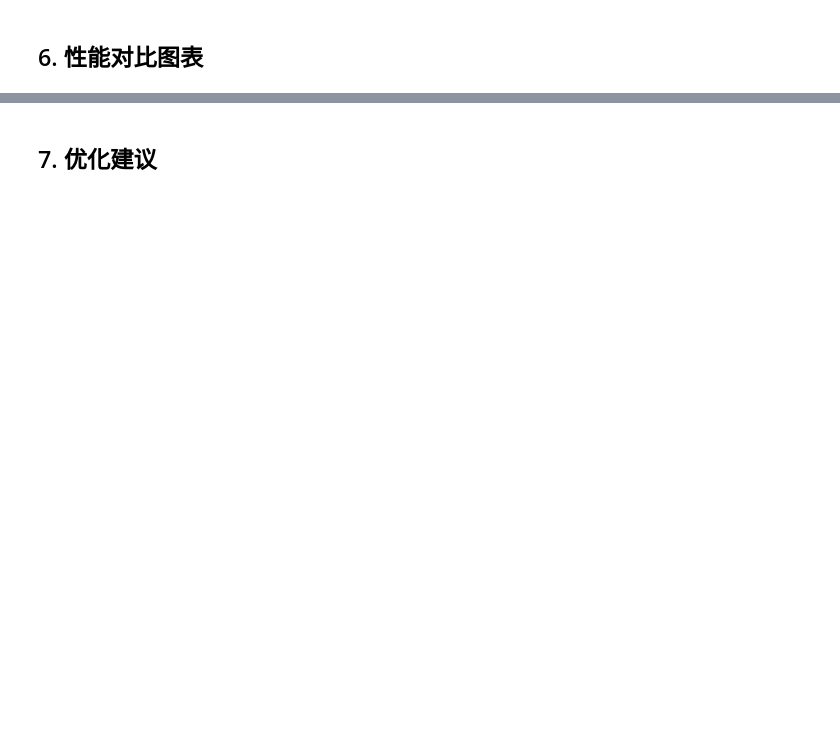
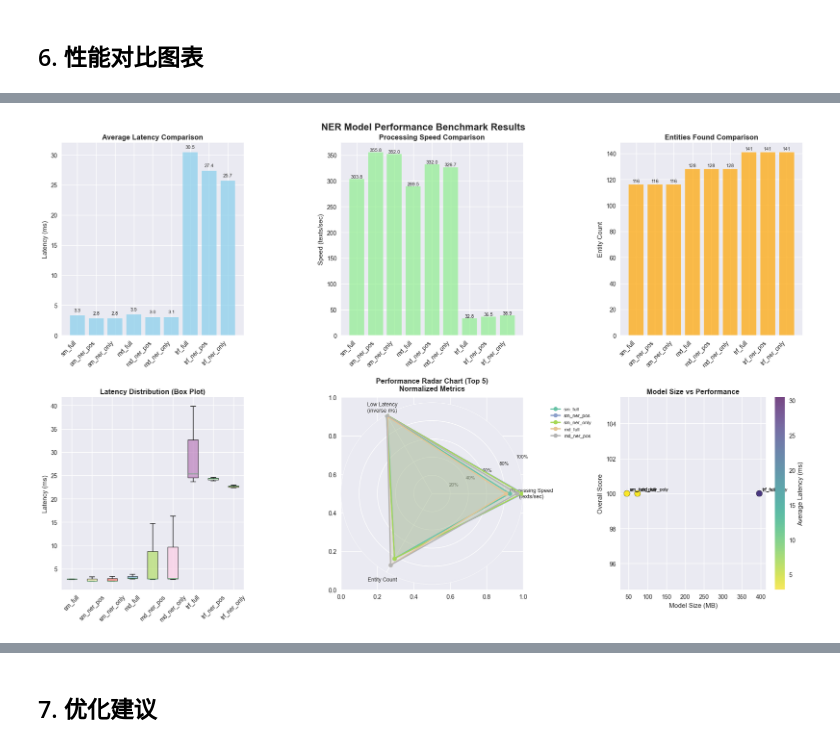
Before and after one commit to RoboRabbit666/Intelligent-DataQA, a Jupyter notebook: notebooks/ner_model_benchmark.ipynb, the cells around one changed output, grey strips where cells are left out. Saved outputs shown, nothing was run; the diff lists cells and outputs as text; code cells hidden in the pictures; blank space fills up the shorter version.

```diff
--- a/notebooks/ner_model_benchmark.ipynb
+++ b/notebooks/ner_model_benchmark.ipynb
@@ -621,31 +684,100 @@ def create_performance_visualizations(df, valid_results):
             patch.set_facecolor(color)
             patch.set_alpha(0.7)
 
-    ax5 = fig.add_subplot(2, 3, 5, projection='polar')  # Use fig.add_subplot instead
+    # # 5. 综合评分雷达图
+    # ax5 = fig.add_subplot(2, 3, 5, projection='polar')  # Use fig.add_subplot instead of overwriting axes
+
+    # # 选择前5个配置进行雷达图
+    # top_configs = df.nlargest(5, '综合评分')
+
+    # categories = ['Speed Score', 'Entity Score', 'Overall Score']
+
+    # # 创建角度
+    # angles = np.linspace(0, 2 * np.pi, len(categories), endpoint=False).tolist()
+    # angles += angles[:1]  # 完成圆形
+
+    # colors = plt.cm.Set2(np.linspace(0, 1, len(top_configs)))
+
+    # for i, (_, config) in enumerate(top_configs.iterrows()):
+    #     values = [config['速度评分'], config['实体评分'], config['综合评分']]
+    #     values += values[:1]  # 闭合雷达图
+
+    #     ax5.plot(angles, values, 'o-', linewidth=2,
+    #             label=config['配置名称'], color=colors[i])
+    #     ax5.fill(angles, values, alpha=0.25, color=colors[i])
+
+    # ax5.set_xticks(angles[:-1])
+    # ax5.set_xticklabels(categories)
+    # ax5.set_ylim(0, 100)
+    # ax5.set_title('Performance Radar Chart (Top 5)', fontweight='bold', pad=20)
+    # ax5.legend(loc='upper right', bbox_to_anchor=(1.3, 1.0))
+    # ax5.grid(True)
+
+    # # Add concentric circles for better readability
+    # ax5.set_yticks([20, 40, 60, 80, 100])
+    # ax5.set_yticklabels(['20', '40', '60', '80', '100'], size=8)
+
+
+        # 5. 综合评分雷达图 - 改进版本使用更有区分度的指标
+    ax5 = fig.add_subplot(2, 3, 5, projection='polar')
 
     # 选择前5个配置进行雷达图
     top_configs = df.nlargest(5, '综合评分')
 
-    categories = ['Speed Score', 'Entity Score', 'Overall Score']
+    # 使用更有区分度的指标
+    categories = ['Processing Speed\n(texts/sec)', 'Low Latency\n(inverse ms)', 'Entity Count']
 
+    # 创建角度
     angles = np.linspace(0, 2 * np.pi, len(categories), endpoint=False).tolist()
     angles += angles[:1]  # 完成圆形
 
     colors = plt.cm.Set2(np.linspace(0, 1, len(top_configs)))
 
+    # 归一化数据到0-100范围以便比较
+    max_speed = df['处理速度(文本/秒)'].max()
+    max_entities = df['发现实体数'].max()
+    min_latency = df['平均延迟(毫秒)'].min()
+    max_latency = df['平均延迟(毫秒)'].max()
+
     for i, (_, config) in enumerate(top_configs.iterrows()):
-        values = [config['速度评分'], config['实体评分'], config['综合评分']]
-        values += values[:1]
+        # 计算归一化值
+        speed_norm = (config['处理速度(文本/秒)'] / max_speed) * 100
+        # 延迟反转：越低越好，所以用反比例
+        latency_norm = ((max_latency - config['平均延迟(毫秒)']) / (max_latency - min_latency)) * 100
+        entity_norm = (config['发现实体数'] / max_entities) * 100
+
+        values = [speed_norm, latency_norm, entity_norm]
+        values += values[:1]  # 闭合雷达图
 
         ax5.plot(angles, values, 'o-', linewidth=2,
                 label=config['配置名称'], color=colors[i])
-        ax5.fill(angles, values, alpha=0.25, color=colors[i])  # Increased alpha for better visibility
+        ax5.fill(angles, values, alpha=0.15, color=colors[i])
 
     ax5.set_xticks(angles[:-1])
-    ax5.set_xticklabels(categories)
+    ax5.set_xticklabels(categories, fontsize=9)
     ax5.set_ylim(0, 100)
-    ax5.set_title('Performance Radar Chart (Top 5)', fontweight='bold', pad=20)
-    ax5.legend(loc='upper right', bbox_to_anchor=(1.3, 1.0))
+    ax5.set_title('Performance Radar Chart (Top 5)\nNormalized Metrics', fontweight='bold', pad=20)
+    ax5.legend(loc='upper right', bbox_to_anchor=(1.4, 1.0), fontsize=8)
+    ax5.grid(True)
+
+    # Add concentric circles for better readability
+    ax5.set_yticks([20, 40, 60, 80, 100])
+    ax5.set_yticklabels(['20%', '40%', '60%', '80%', '100%'], size=8)
+
+    # 添加实际数值的注释
+    print("\nRadar Chart Metrics Explanation:")
+    print("=" * 50)
+    for _, config in top_configs.iterrows():
+        speed_norm = (config['处理速度(文本/秒)'] / max_speed) * 100
+        latency_norm = ((max_latency - config['平均延迟(毫秒)']) / (max_latency - min_latency)) * 100
+        entity_norm = (config['发现实体数'] / max_entities) * 100
+
+        print(f"{config['配置名称']}:")
+        print(f"  Speed: {speed_norm:.1f}% ({config['处理速度(文本/秒)']:.1f} texts/sec)")
+        print(f"  Low Latency: {latency_norm:.1f}% ({config['平均延迟(毫秒)']:.1f}ms)")
+        print(f"  Entity Count: {entity_norm:.1f}% ({config['发现实体数']} entities)")
+        print()
+
 
     # 6. 模型大小 vs 性能散点图
     ax6 = axes[1, 2]
@@ -697,0 +846 @@ Error:
+[figure, added]
```
Also changed, not shown: parts of 7 cells of this notebook, 2 other files.
